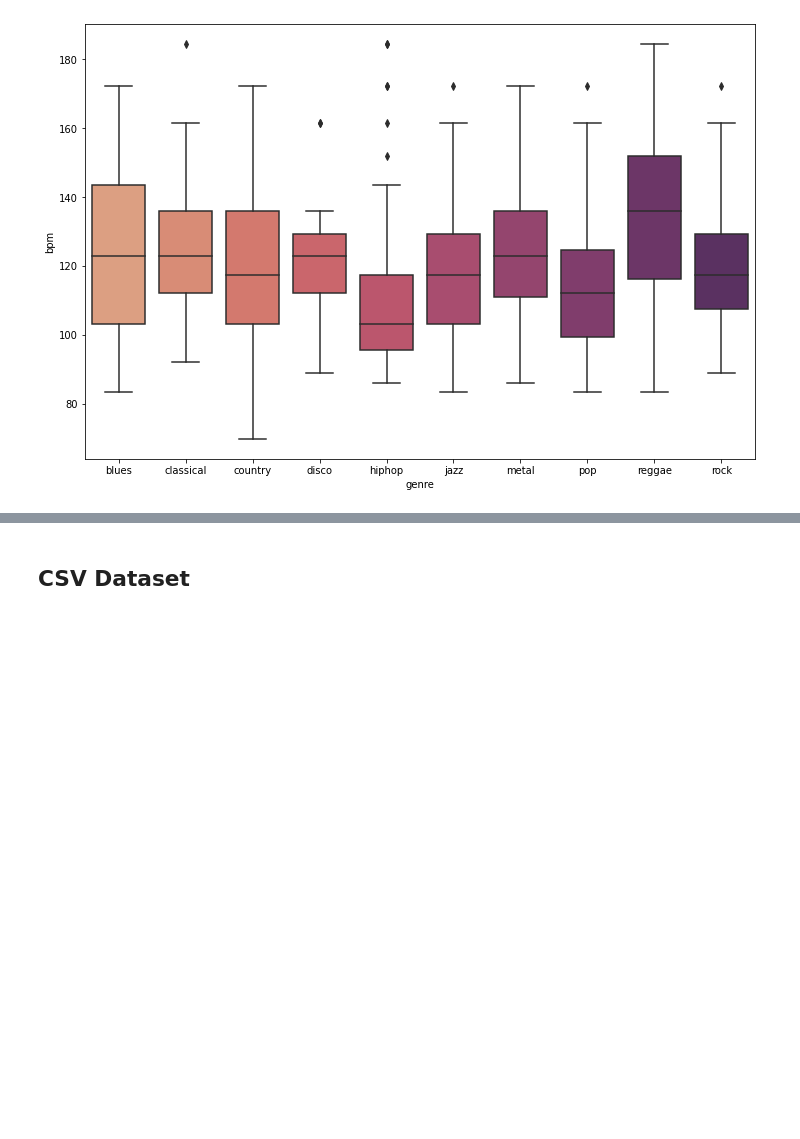
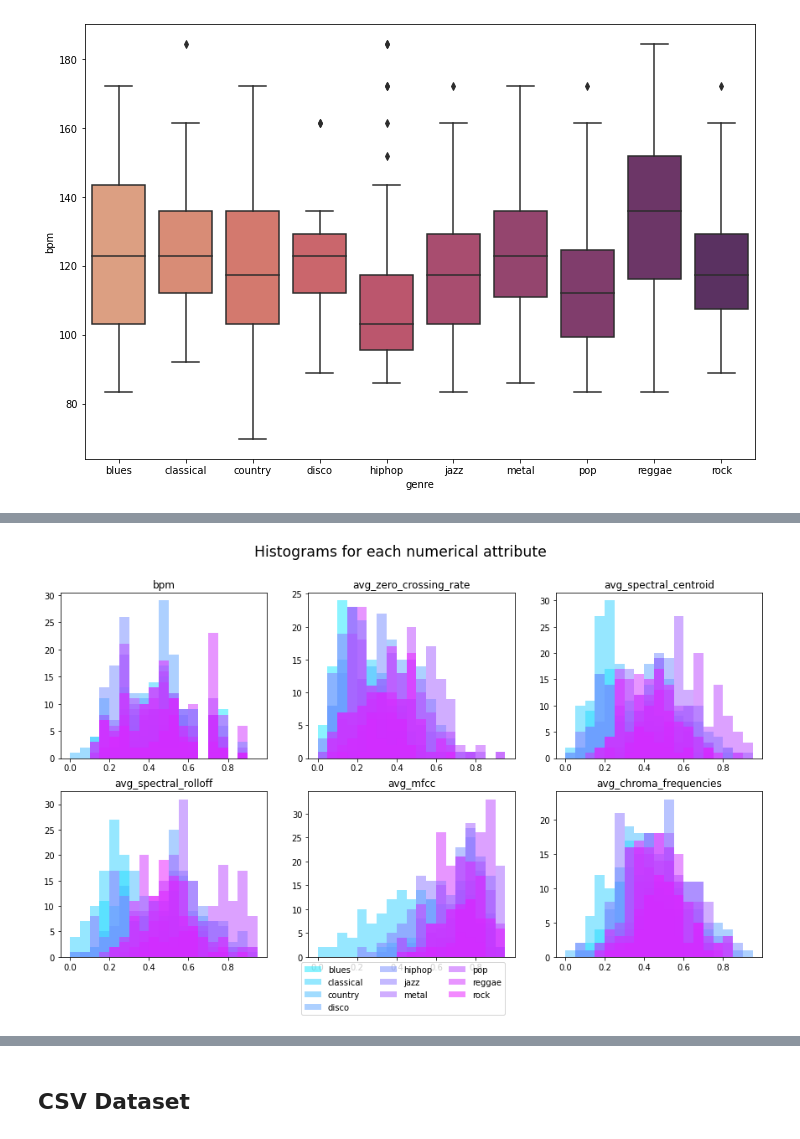
Before and after one commit to alarsen123/music-genre-classification, a Jupyter notebook: MLP2/analysis/analysis.ipynb, the cells around one changed output, grey strips where cells are left out. Cells and saved outputs as stored; diff of their text form; code cells hidden in the pictures; blank space fills up the shorter version.

```diff
--- a/MLP2/analysis/analysis.ipynb
+++ b/MLP2/analysis/analysis.ipynb
@@ -195,0 +228,26 @@ jazz_songs = song_df[song_df['genre'] == 'jazz']['time_series']
+# %%
+music_genres = corr_df.genre.unique()
+numeric = corr_df[['bpm', 'avg_zero_crossing_rate', 'avg_spectral_centroid', 'avg_spectral_rolloff', 'avg_mfcc', 'avg_chroma_frequencies']]
+colors = sns.color_palette('cool',10)
+nrows = 3
+ncols = 2
+fig, axs = plt.subplots(ncols,nrows, figsize = (15, 8))
+i = 0
+for col in numeric:
+    idx = (int(i/nrows), i%nrows)
+    min = corr_df[col].min()
+    max = corr_df[col].max()
+    diff = max-min
+    binw = [x*diff/20+min for x in range(20)]
+    img = [
+        axs[idx].hist(x=corr_df[corr_df['genre'] == music_genres[i]][col],
+        bins=binw, alpha=0.5, histtype='bar',
+        color = colors[i])
+     for i in range(len(music_genres))]
+    axs[idx].set(title = col)
+    i += 1
+fig.legend(labels=[corr_df[corr_df['genre'] == music_genres[i]]['genre'].iloc[0] for i in range(len(music_genres))], ncol=3, loc = 8, fontsize = 'medium', frameon=True, borderaxespad=0.5)
+fig.suptitle('Histograms for each numerical attribute',size='xx-large')
+plt.show()
+# %% [output]
+[figure, added]
```
Also changed, not shown: parts of 16 cells of this notebook, 1 other file.
